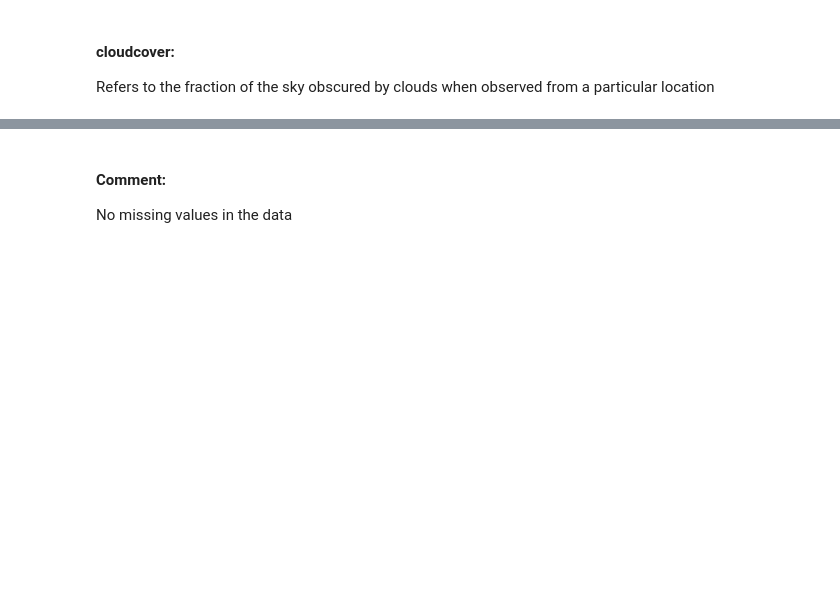
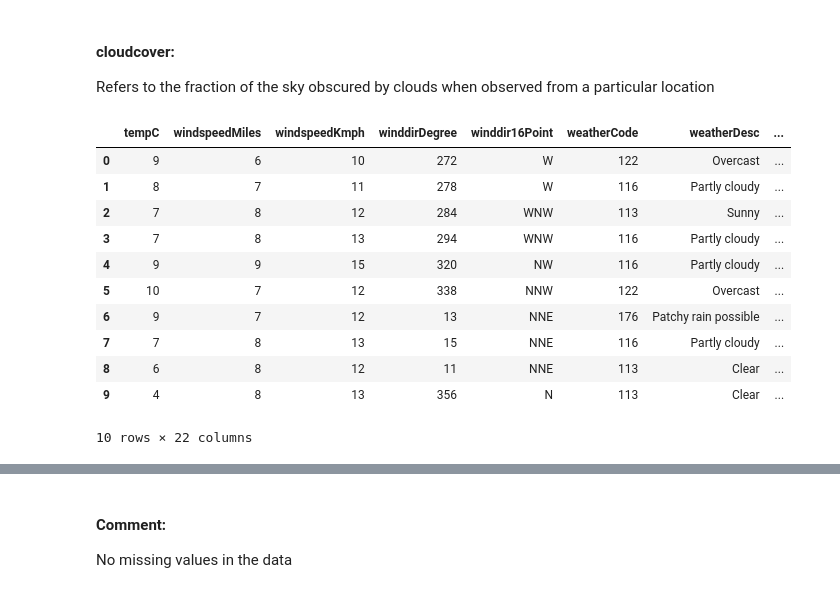
Before and after one commit to pravallika-1305/WISE_ML, a Jupyter notebook: TempForecasting.ipynb, the cells around one changed output, grey strips where cells are left out. Saved outputs shown, nothing was run; the diff lists cells and outputs as text; code cells hidden in the pictures; blank space fills up the shorter version.

```diff
--- a/TempForecasting.ipynb
+++ b/TempForecasting.ipynb
@@ -74,3 +80,18 @@ weather_data = weather_data.drop(['date', 'time'],  axis=1)
+# %%
+weather_data.head(10)
+# %% [output]
+|  | tempC | windspeedMiles | windspeedKmph | winddirDegree | winddir16Point | weatherCode | weatherDesc | ... |
+| 0 | 9 | 6 | 10 | 272 | W | 122 | Overcast | ... |
+| 1 | 8 | 7 | 11 | 278 | W | 116 | Partly cloudy | ... |
+| 2 | 7 | 8 | 12 | 284 | WNW | 113 | Sunny | ... |
+| 3 | 7 | 8 | 13 | 294 | WNW | 116 | Partly cloudy | ... |
+| 4 | 9 | 9 | 15 | 320 | NW | 116 | Partly cloudy | ... |
+| 5 | 10 | 7 | 12 | 338 | NNW | 122 | Overcast | ... |
+| 6 | 9 | 7 | 12 | 13 | NNE | 176 | Patchy rain possible | ... |
+| 7 | 7 | 8 | 13 | 15 | NNE | 116 | Partly cloudy | ... |
+| 8 | 6 | 8 | 12 | 11 | NNE | 113 | Clear | ... |
+| 9 | 4 | 8 | 13 | 356 | N | 113 | Clear | ... |
+10 rows × 22 columns
 # %%
 #checking for missing values
 missing_values = weather_data.isnull().sum()
```
Also changed, not shown: parts of 54 cells of this notebook.
